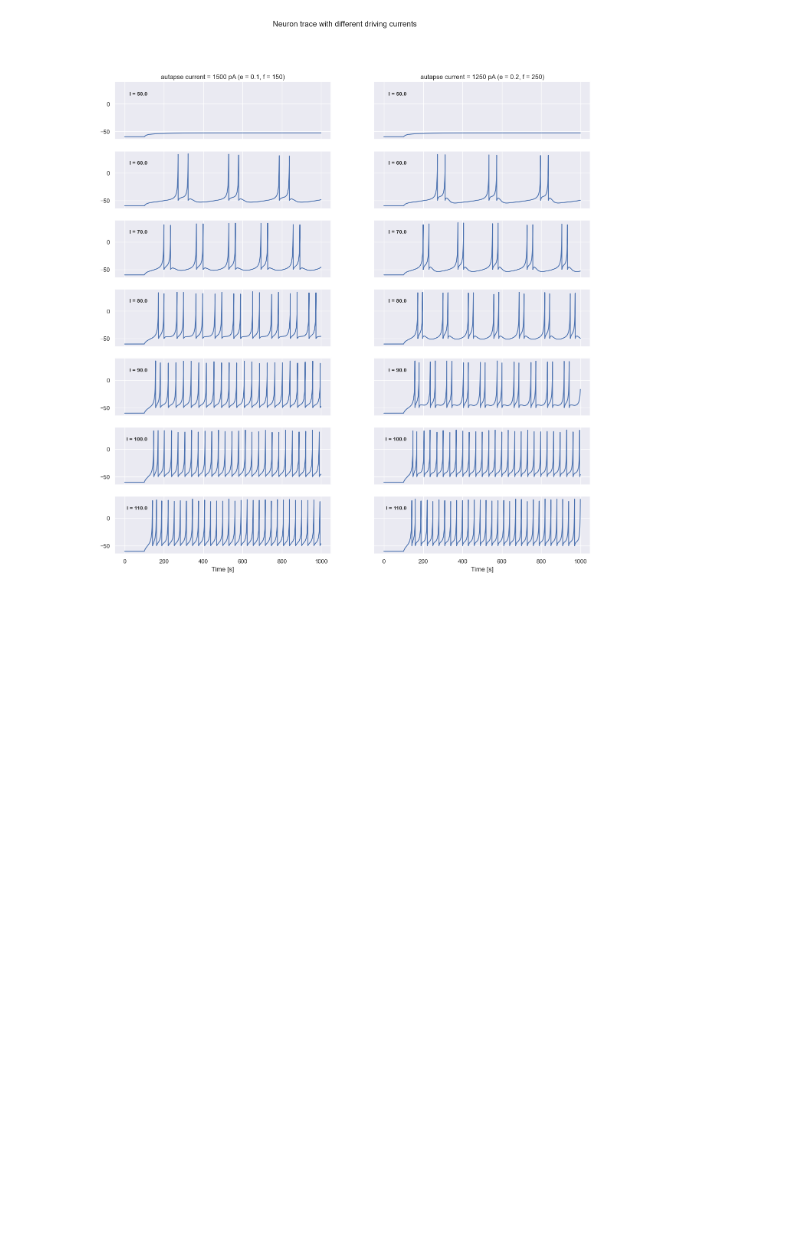
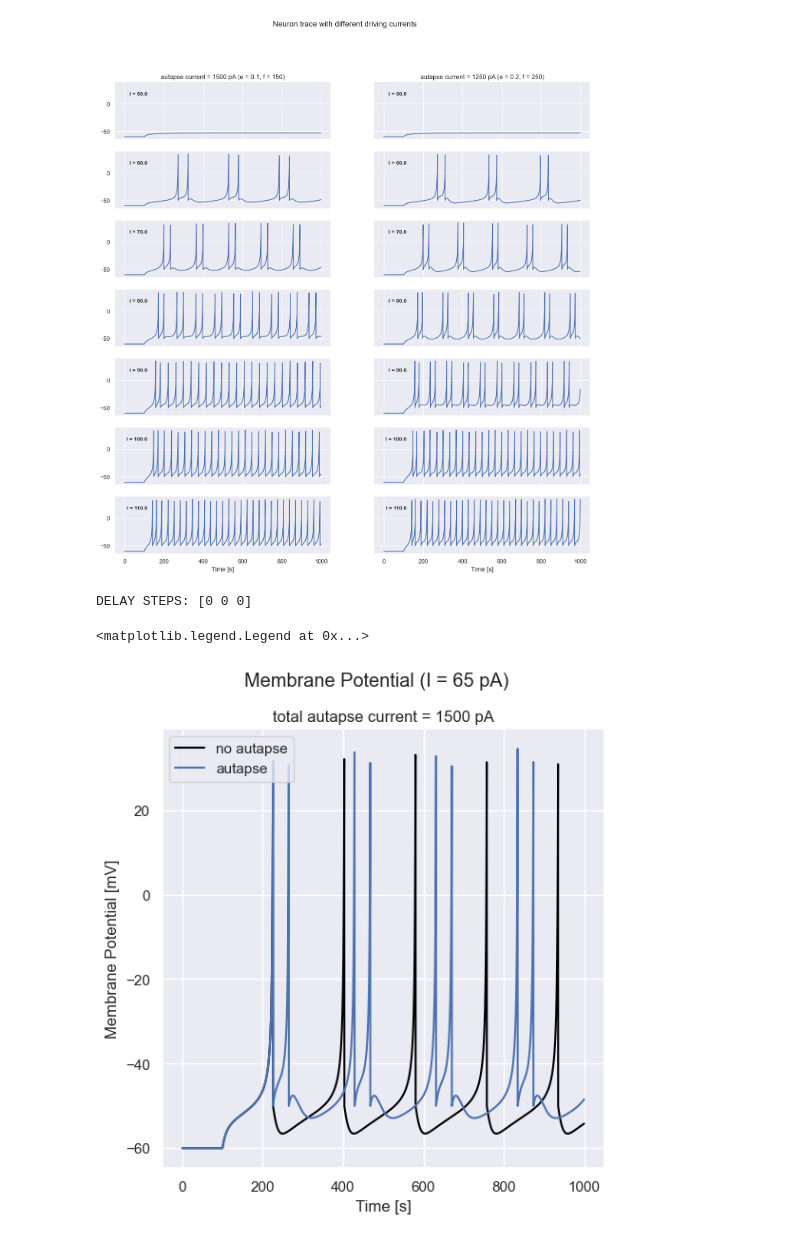
Before and after one commit to liammcs10/AQUA_project, a Jupyter notebook: bursting/plotting_gain.ipynb, the cells around one changed output. Cells and saved outputs as stored; diff of their text form; code cells hidden in the pictures; blank space fills up the shorter version.

```diff
--- a/bursting/plotting_gain.ipynb
+++ b/bursting/plotting_gain.ipynb
@@ -378,3 +385,62 @@ fig.suptitle("Neuron trace with different driving currents")
 # %% [output]
 Text(0.5, 0.98, 'Neuron trace with different driving currents')
 [figure]
+# %%
+"""
+Now 2 sets of identical neurons with different driving frequencies
+
+
+"""
+
+RS_int = {'name': 'RS_ref', 'C': 100, 'k': 0.7, 'v_r': -60, 'v_t': -40, 'v_peak': 35,
+     'a': 0.03, 'b': -2, 'c': -50, 'd': 100, 'e': 0., 'f': 0., 'tau': 0.}
+
+RS_int_1500 = {'name': 'RS_ref', 'C': 100, 'k': 0.7, 'v_r': -60, 'v_t': -40, 'v_peak': 35,
+     'a': 0.03, 'b': -2, 'c': -50, 'd': 100, 'e': 0.1, 'f': 150., 'tau': 0.}
+
+RS_int_900 = {'name': 'RS_ref', 'C': 100, 'k': 0.7, 'v_r': -60, 'v_t': -40, 'v_peak': 35,
+     'a': 0.03, 'b': -2, 'c': -50, 'd': 100, 'e': 0.2, 'f': 180., 'tau': 0.}
+
+params = [RS_int, RS_int_1500, RS_int_900]
+
+
+df = pd.DataFrame(params)
+
+T = 1000
+dt = 0.1
+N_iter = int(T/dt)
+
+batch = batchAQUA(df)
+
+x_start = np.full((3, 3), fill_value = np.array([-60, 0, 0]))
+t_start = np.zeros(3)
+
+batch.Initialise(x_start, t_start)
+
+# define injected current
+I_h = 65
+I_inj = np.array([step_current(N_iter, dt, 0.0, 100, I_h) for _ in range(3)])
+
+# simulate
+X, T, spikes= batch.update_batch(dt, N_iter, I_inj)
+# %% [output]
+DELAY STEPS: [0 0 0]
+# %%
+fig, ax = plt.subplots(1, 1, figsize = (6, 6))
+
+ax.plot(T, X[0, 0, :], c = 'black', label = 'no autapse')
+ax.plot(T, X[1, 0, :], label = 'autapse')
+#ax.plot(T, X[2, 0, :], label = 'autapse')
+
+ax.set_ylabel("Membrane Potential [mV]")
+ax.set_xlabel('Time [s]')
+
+ax.set_title('total autapse current = 1500 pA')
+
+fig.suptitle(f"Membrane Potential (I = {I_h} pA)")
+plt.legend()
+
+#plt.savefig(out_dir + "membrane_potentials_diffTau.png")
+# %% [output]
+<matplotlib.legend.Legend at 0x...>
+[figure, added]
```
Also changed, not shown: parts of 5 cells of this notebook.
